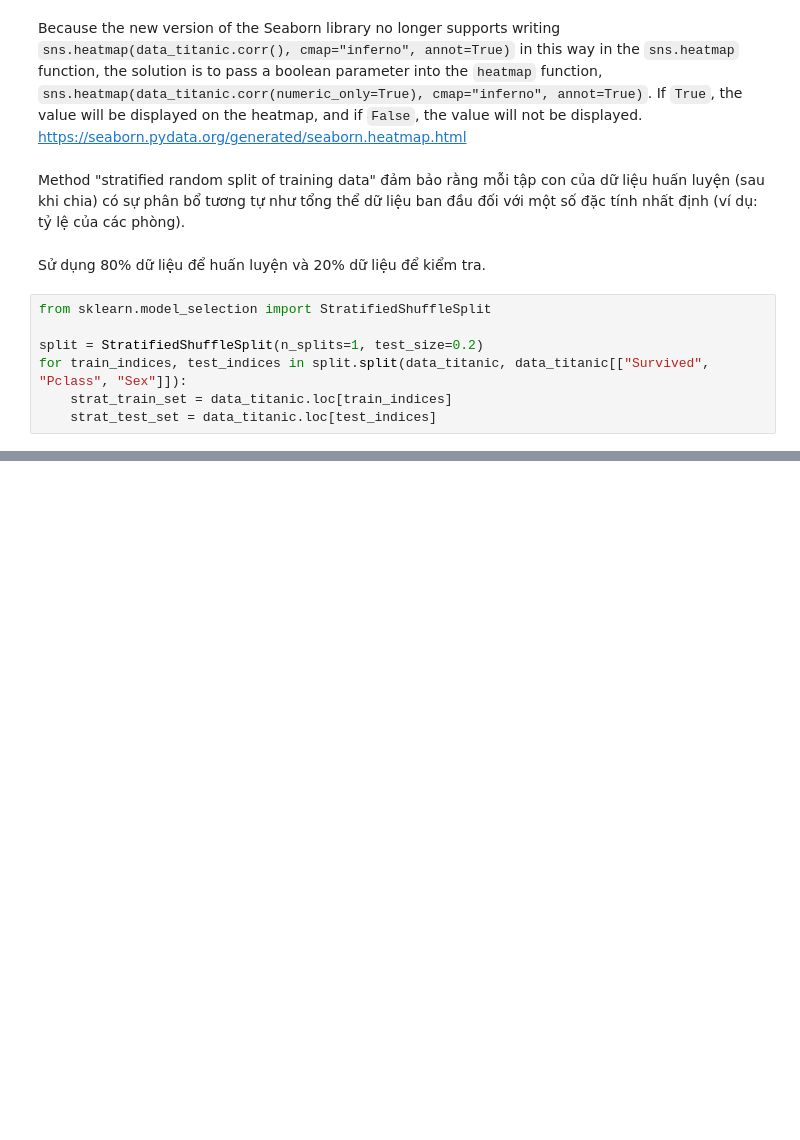
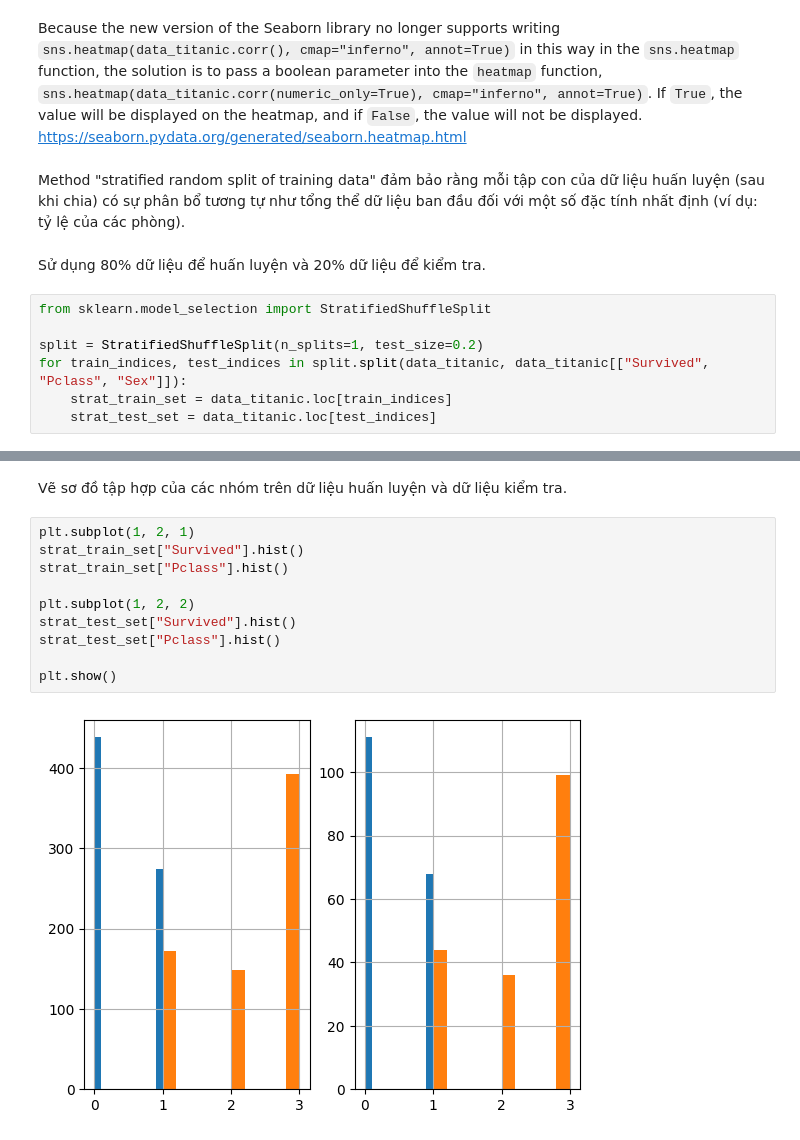
Before and after one commit to Anlh-ogr/Titanic_ML_From_Disaster, a Jupyter notebook: demo.ipynb, the cells around one changed output, grey strips where cells are left out. Drawn from its saved outputs; the diff is of its cells as text; blank space fills up the shorter version.

Commit message:
training Set and test set (survived, pclass)

```diff
--- a/demo.ipynb
+++ b/demo.ipynb
@@ -103 +117,15 @@ strat_test_set
 179 rows × 12 columns
+# %% [markdown]
+Vẽ sơ đồ tập hợp của các nhóm trên dữ liệu huấn luyện và dữ liệu kiểm tra.
+# %%
+plt.subplot(1, 2, 1)
+strat_train_set["Survived"].hist()
+strat_train_set["Pclass"].hist()
+
+plt.subplot(1, 2, 2)
+strat_test_set["Survived"].hist()
+strat_test_set["Pclass"].hist()
+
+plt.show()
+# %% [output]
+[figure, added]
```
Also changed, not shown: parts of 6 cells of this notebook.
